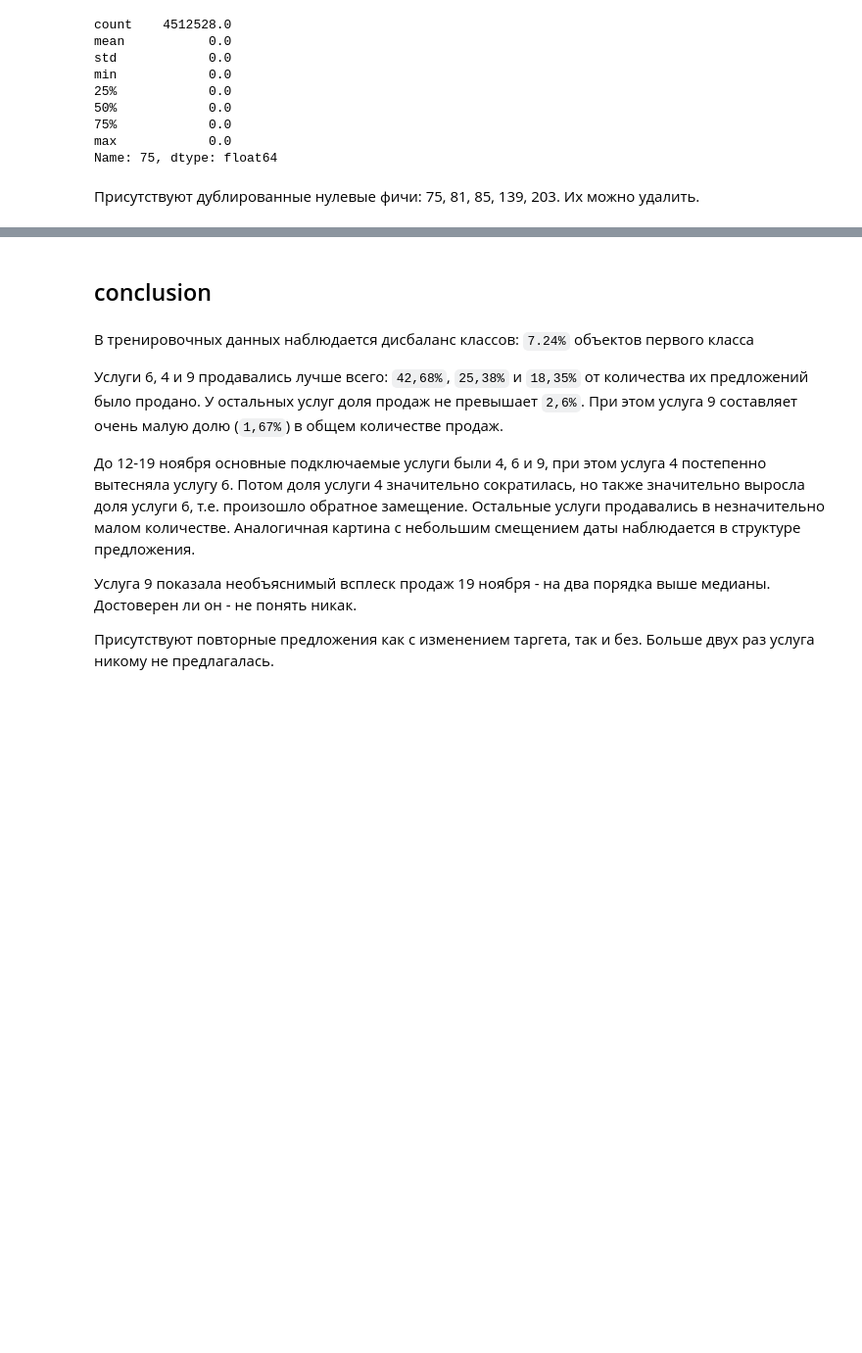
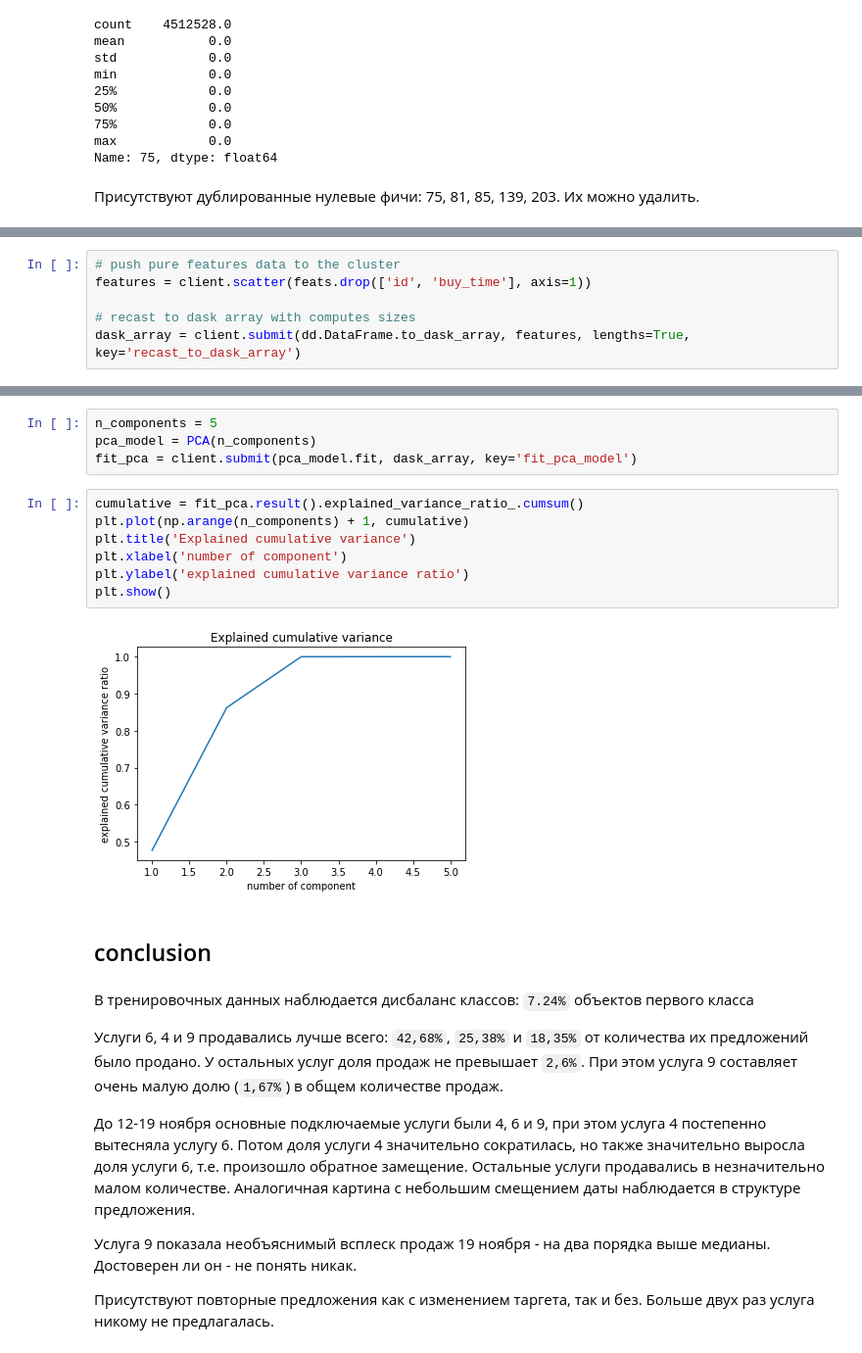
Before and after one commit to j2cry/gb_megafon, a Jupyter notebook: eda.ipynb, the cells around one changed output, grey strips where cells are left out. Shown at 98% size. Cells and saved outputs as stored; diff of their text form; blank space fills up the shorter version.

```diff
--- a/eda.ipynb
+++ b/eda.ipynb
@@ -325,0 +344,6 @@ merged
+# %%
+# push pure features data to the cluster
+features = client.scatter(feats.drop(['id', 'buy_time'], axis=1))
+
+# recast to dask array with computes sizes
+dask_array = client.submit(dd.DataFrame.to_dask_array, features, lengths=True, key='recast_to_dask_array')
@@ -326,3 +372,16 @@ merged
+# %%
+n_components = 5
+pca_model = PCA(n_components)
+fit_pca = client.submit(pca_model.fit, dask_array, key='fit_pca_model')
+# %%
+cumulative = fit_pca.result().explained_variance_ratio_.cumsum()
+plt.plot(np.arange(n_components) + 1, cumulative)
+plt.title('Explained cumulative variance')
+plt.xlabel('number of component')
+plt.ylabel('explained cumulative variance ratio')
+plt.show()
+# %% [output]
+[figure, added]
 # %% [markdown]
 ## conclusion
 # %% [markdown]
```
Also changed, not shown: parts of 17 cells of this notebook, 11 other files.
